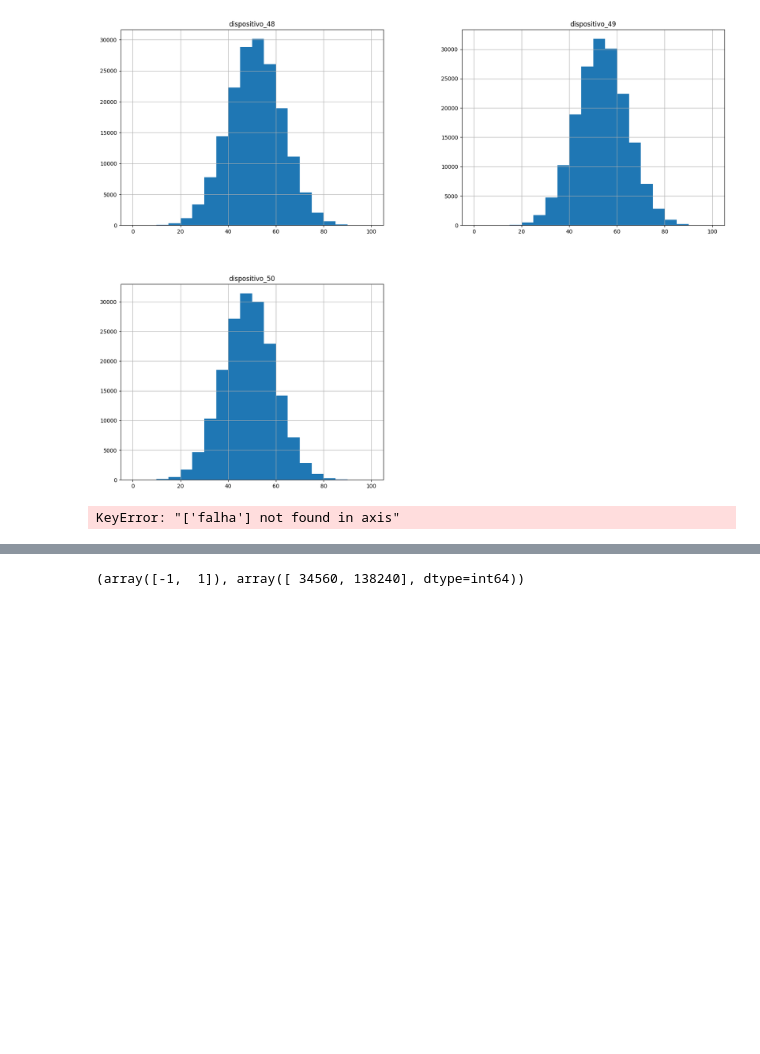
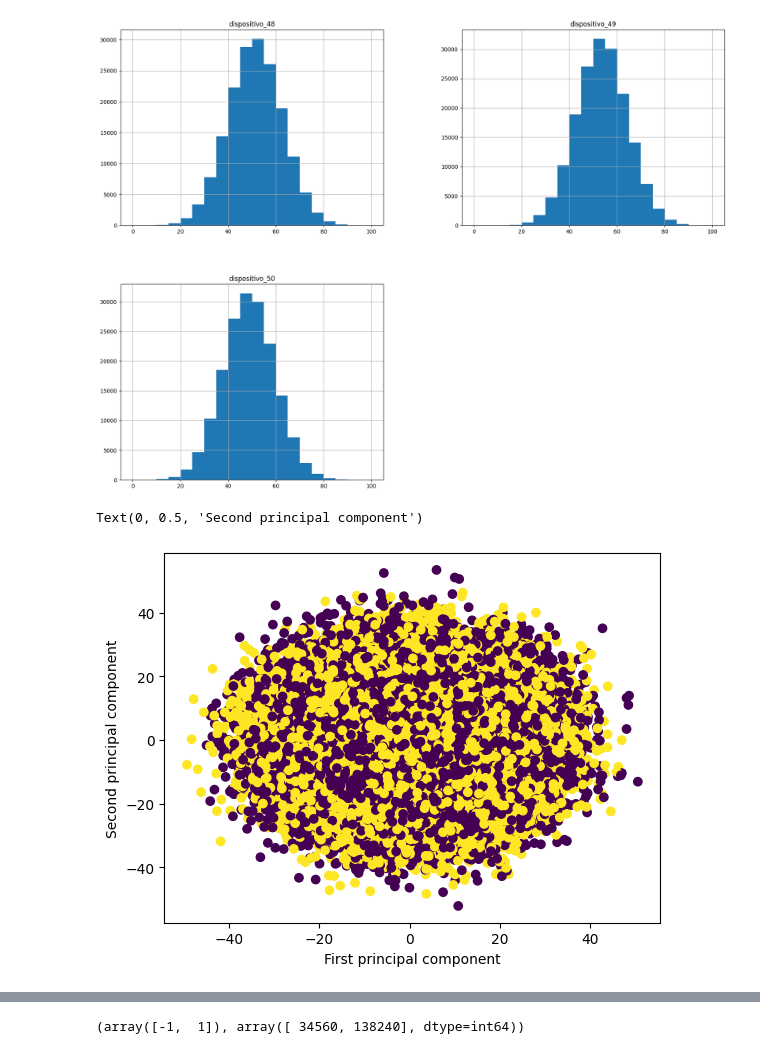
Before and after one commit to MarceloMTM/AI-UNIFEI, a Jupyter notebook: Base de dados Planta de Processo/Analise.ipynb, the cells around one changed output, grey strips where cells are left out. Cells and saved outputs as stored; diff of their text form; code cells hidden in the pictures; blank space fills up the shorter version.

```diff
--- a/Base de dados Planta de Processo/Analise.ipynb
+++ b/Base de dados Planta de Processo/Analise.ipynb
@@ -158,18 +158,19 @@ for i in range(0, len(df.columns), 5):
 # %%
 from sklearn.decomposition import PCA
 import matplotlib.pyplot as plt
 
-X= df.drop('falha', axis=1).values
-y= df['falha'].values
+X= df.values
+y= df2.values
 
 pca= PCA(n_components=2)
 X_pca= pca.fit_transform(X)
 
 plt.scatter(X_pca[:, 0], X_pca[:, 1], c=y, cmap='viridis')
 plt.xlabel('First principal component')
 plt.ylabel('Second principal component')
 # %% [output]
-KeyError: "['falha'] not found in axis"
+Text(0, 0.5, 'Second principal component')
+[figure, added]
 # %%
 from sklearn.ensemble import IsolationForest
 
```
Also changed, not shown: parts of 1 cell of this notebook.
